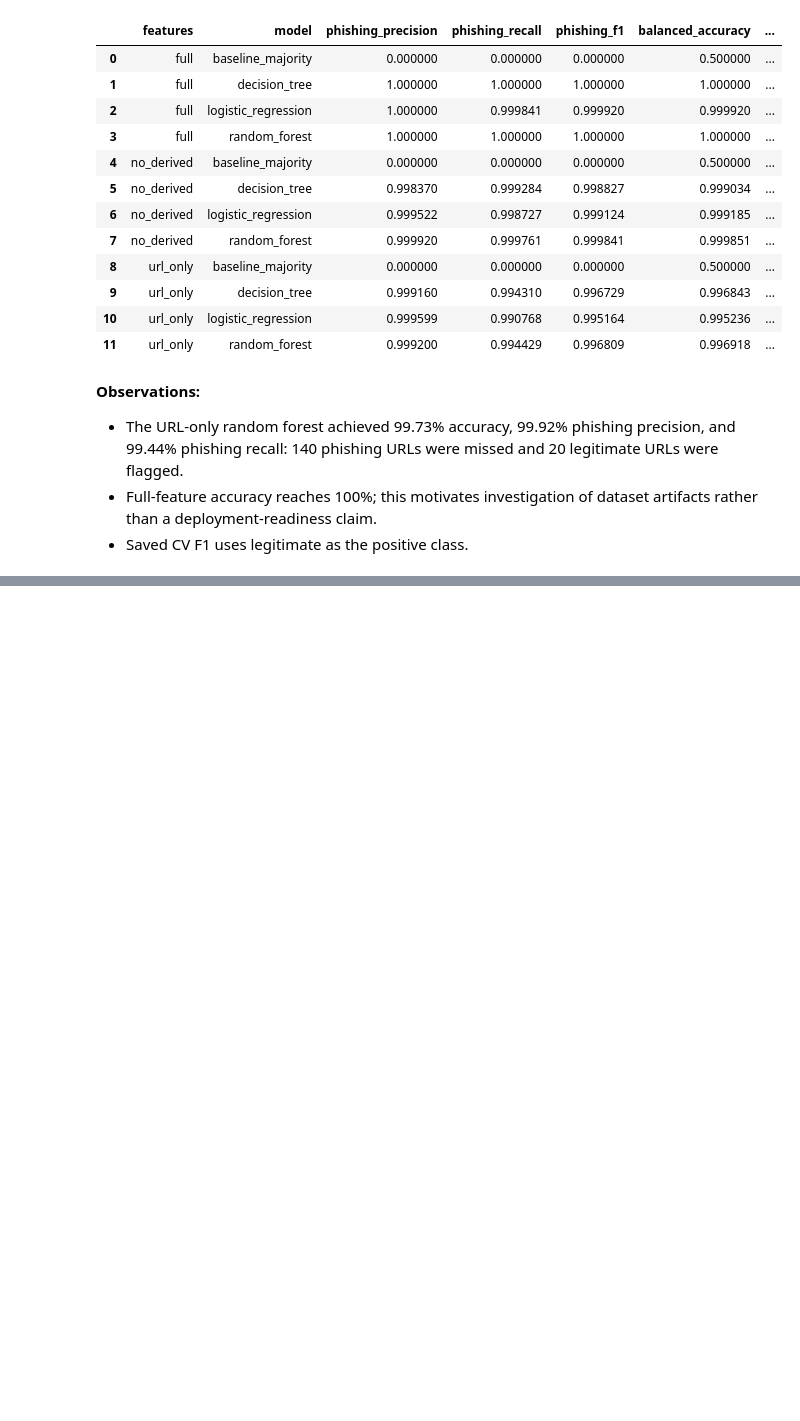
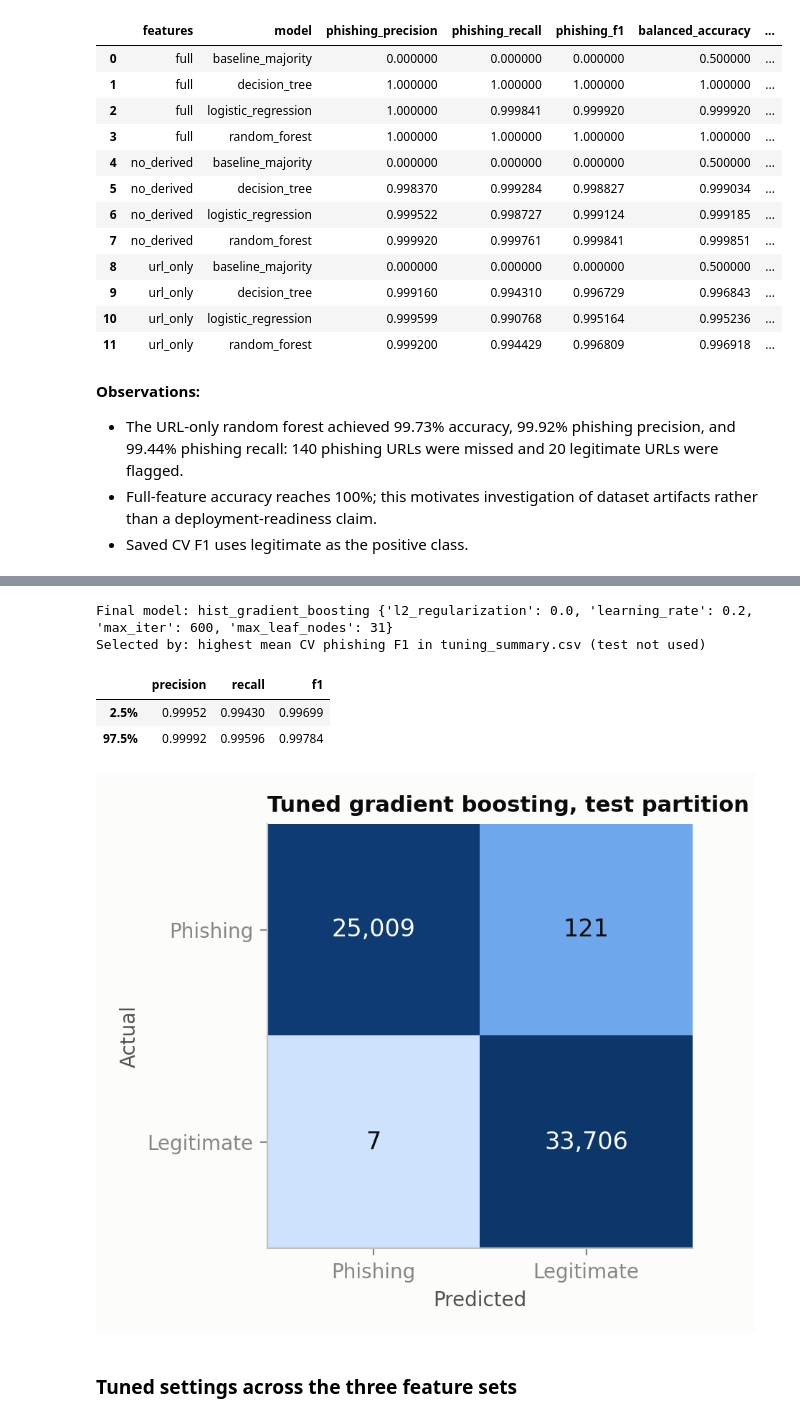
Before and after one commit to albertokabore/Groupe_Project_1_phdai_732_gp_phiusil, a Jupyter notebook: notebooks/part1_colab.ipynb, the cells around one changed output, grey strips where cells are left out. Saved outputs shown, nothing was run; the diff lists cells and outputs as text; code cells hidden in the pictures; blank space fills up the shorter version.

```diff
--- a/notebooks/part1_colab.ipynb
+++ b/notebooks/part1_colab.ipynb
@@ -292,0 +407,15 @@ Phishing recall: 99.44%
+# %%
+final = json.loads((R / "final_model.json").read_text())
+print("Final model:", final["model"], final["params"])
+print("Selected by:", final["selected_by"])
+display(pd.DataFrame(final["bootstrap_95ci"], index=["2.5%", "97.5%"]))
+display(Image(F / "final_confusion_matrix.png"))
+# %% [output]
+Final model: hist_gradient_boosting {'l2_regularization': 0.0, 'learning_rate': 0.2, 'max_iter': 600, 'max_leaf_nodes': 31}
+Selected by: highest mean CV phishing F1 in tuning_summary.csv (test not used)
+|  | precision | recall | f1 |
+| 2.5% | 0.99952 | 0.99430 | 0.99699 |
+| 97.5% | 0.99992 | 0.99596 | 0.99784 |
+[figure, added]
+# %% [markdown]
+### Tuned settings across the three feature sets
```
Also changed, not shown: parts of 34 cells of this notebook, 30 other files.
